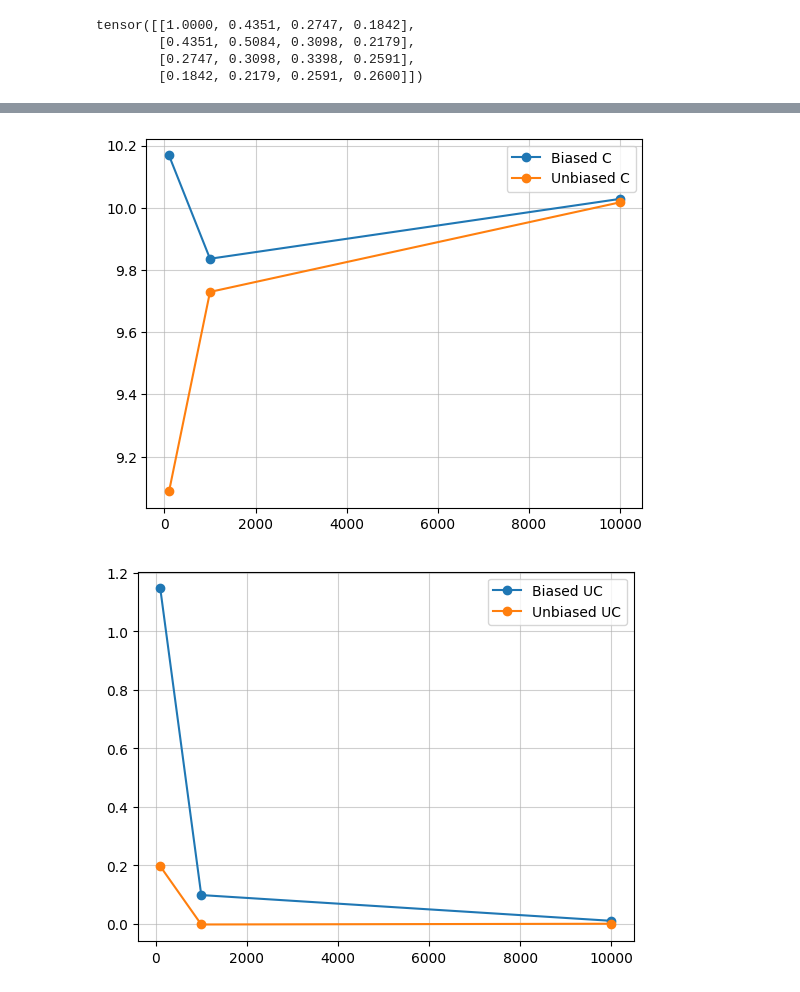
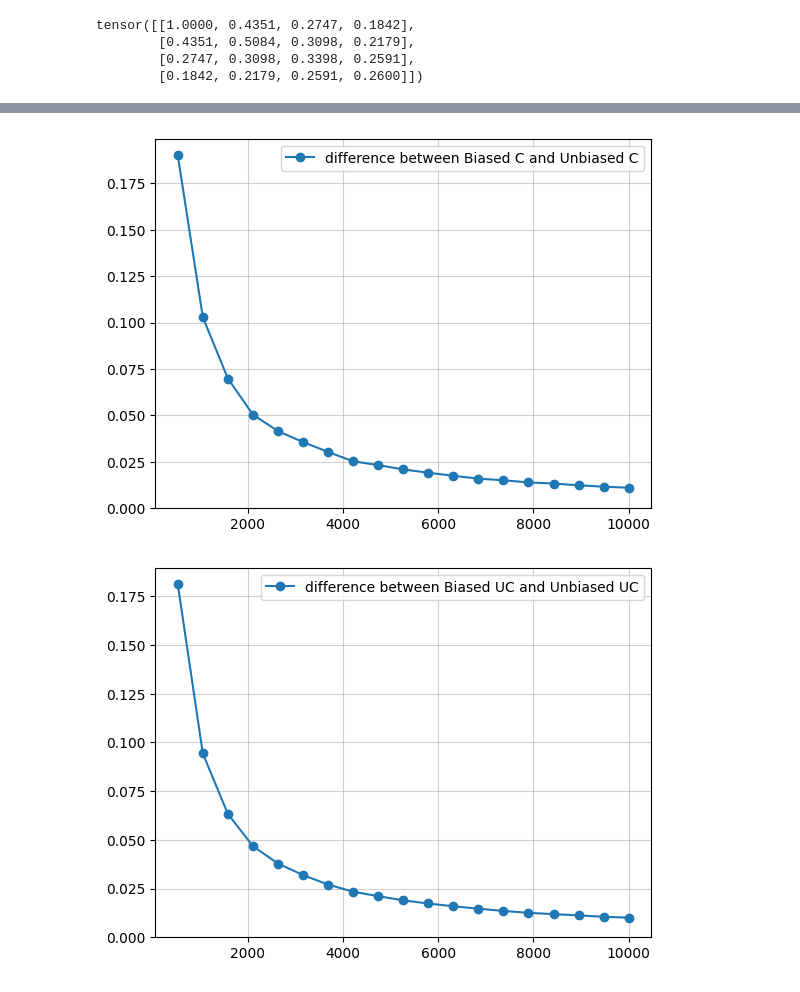
Before and after one commit to TheRootOf3/nanoGPT, a Jupyter notebook: inspect_attention_head_activations.ipynb, the cells around one changed output, grey strips where cells are left out. Cells and saved outputs as stored; diff of their text form; code cells hidden in the pictures.

```diff
--- a/inspect_attention_head_activations.ipynb
+++ b/inspect_attention_head_activations.ipynb
@@ -328,31 +337,42 @@ test_hsic_implementations()
 # %%
-n = [10**i for i in range(2, 6)]
+n = torch.linspace(10, 10**4, 20, dtype=torch.int32)
 hsic_biased_c = []
 hsic_unbiased_c = []
 hsic_biased_uc = []
 hsic_unbiased_uc = []
-for i in n:
+for i in tqdm(n):
     biased_c, unbiased_c, biased_uc, unbiased_uc = test_hsic_implementations(i)
     hsic_biased_c.append(biased_c)
     hsic_unbiased_c.append(unbiased_c)
     hsic_biased_uc.append(biased_uc)
     hsic_unbiased_uc.append(unbiased_uc)
 # %%
-plt.plot(n, hsic_biased_c, label="Biased C", marker="o")
-plt.plot(n, hsic_unbiased_c, label="Unbiased C", marker="o")
+plt.plot(
+    n[1:],
+    [x - y for (x, y) in zip(hsic_biased_c[1:], hsic_unbiased_c[1:])],
+    label="difference between Biased C and Unbiased C",
+    marker="o",
+)
+# plt.plot(n[2:], hsic_unbiased_c[2:], label="Unbiased C", marker="o")
 plt.grid(alpha=0.6)
 plt.legend()
+plt.ylim(0)
 plt.show()
 # %% [output]
-[figure, old version]
+[figure, new version]
 # %%
-plt.plot(n, hsic_biased_uc, label="Biased UC", marker="o")
-plt.plot(n, hsic_unbiased_uc, label="Unbiased UC", marker="o")
+plt.plot(
+    n[1:],
+    [x - y for (x, y) in zip(hsic_biased_uc[1:], hsic_unbiased_uc[1:])],
+    label="difference between Biased UC and Unbiased UC",
+    marker="o",
+)
 plt.grid(alpha=0.6)
 plt.legend()
+plt.ylim(0)
 plt.show()
 # %% [output]
-[figure, old version]
+[figure, new version]
 # %%
 def test_cka_implementations(n=100, d=10):
     # Create perfectly correlated matrices
```
Also changed, not shown: parts of 22 cells of this notebook, 2 other files.
